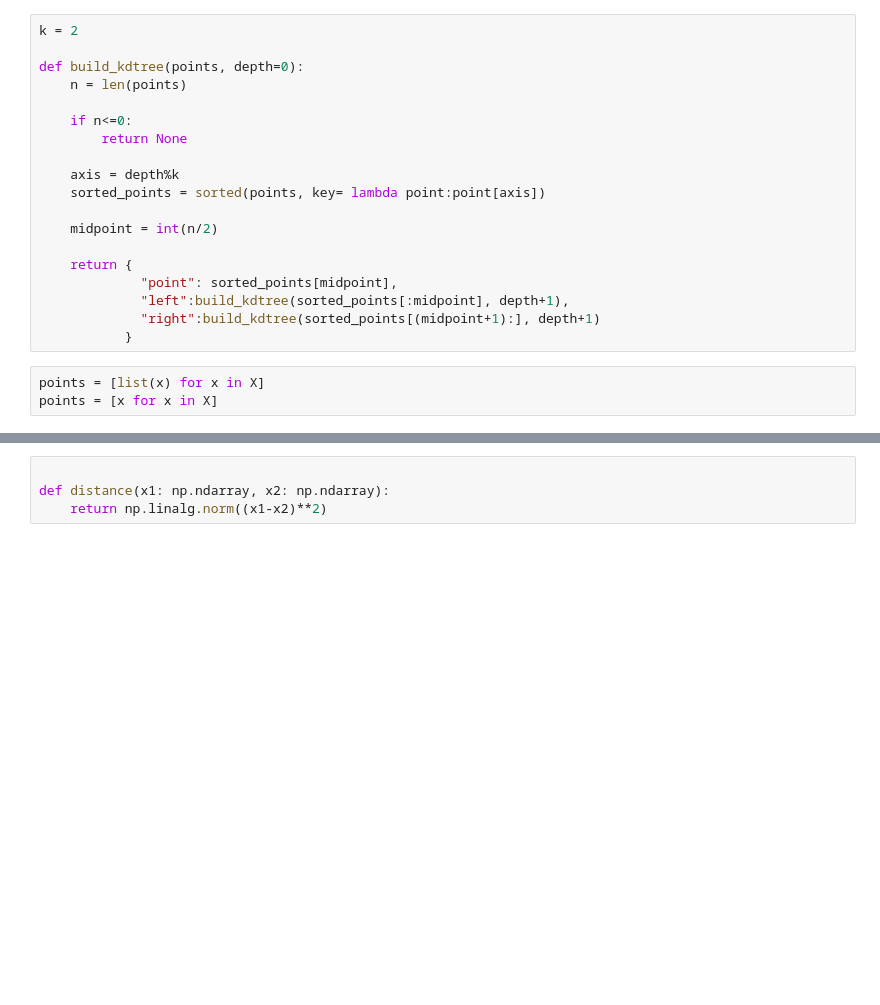
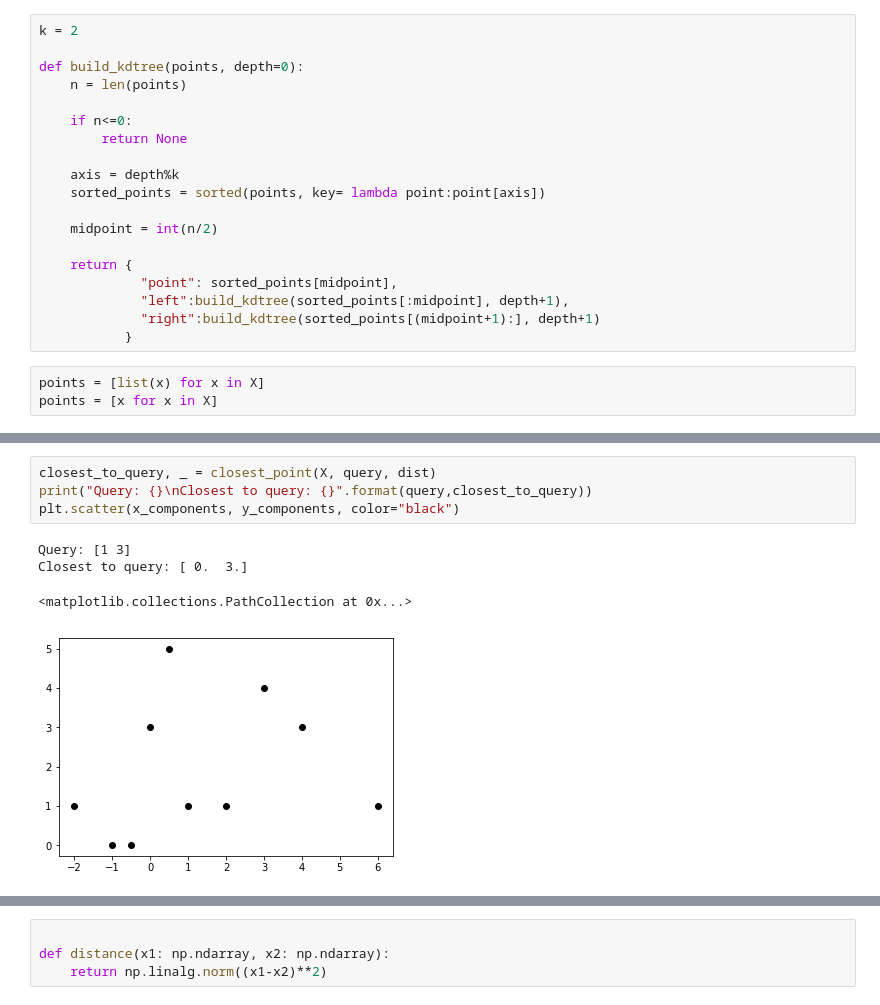
Before and after one commit to davidbp/my_own_notes, a Jupyter notebook: gamehouse_math/class_11/nearest_neighbour.ipynb, the cells around one changed output, grey strips where cells are left out. Saved outputs shown, nothing was run; the diff lists cells and outputs as text; blank space fills up the shorter version.

```diff
--- a/gamehouse_math/class_11/nearest_neighbour.ipynb
+++ b/gamehouse_math/class_11/nearest_neighbour.ipynb
@@ -366,3 +374,12 @@ points
+# %%
+closest_to_query, _ = closest_point(X, query, dist)
+print("Query: {}\nClosest to query: {}".format(query,closest_to_query))
+plt.scatter(x_components, y_components, color="black")
+# %% [output]
+Query: [1 3]
+Closest to query: [ 0.  3.]
+<matplotlib.collections.PathCollection at 0x...>
+[figure, added]
 # %%
 kd_tree = build_kdtree(points)
 kd_tree
```
Also changed, not shown: parts of 24 cells of this notebook, 1 other file.
